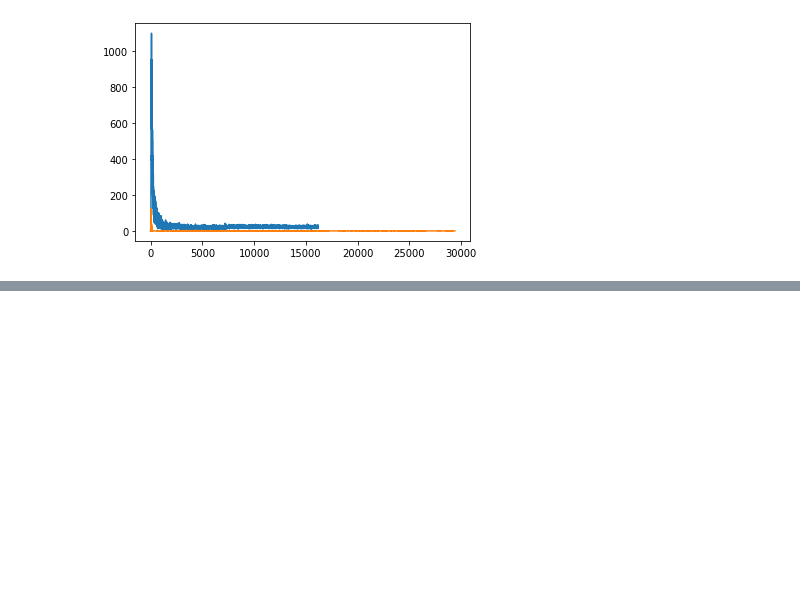
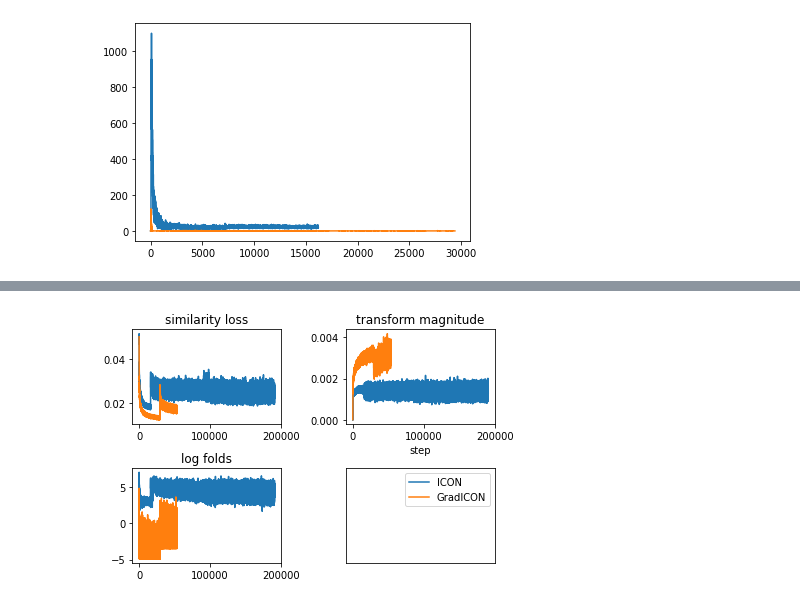
Before and after one commit to uncbiag/InverseConsistency, a Jupyter notebook: notebooks/GradICON convergence comparison.ipynb, the cells around one changed output, grey strips where cells are left out. Cells and saved outputs as stored; diff of their text form; code cells hidden in the pictures; blank space fills up the shorter version.

```diff
--- a/notebooks/GradICON convergence comparison.ipynb
+++ b/notebooks/GradICON convergence comparison.ipynb
@@ -69,0 +101,24 @@ Folds
+# %%
+plt.subplot(2, 2, 1)
+plt.title("similarity loss")
+plt.plot([x[1] for x in ICON_whole])
+plt.plot([x[1] for x in GradICON_whole])
+plt.subplot(2, 2, 2)
+plt.title("transform magnitude")
+plt.plot([x[2] for x in ICON_whole], )
+plt.plot([x[2] for x in GradICON_whole])
+plt.xlabel("step")
+plt.subplot(2, 2, 3)
+plt.title("log folds")
+plt.plot([torch.log(x[3].mean()).item() for x in ICON_whole])
+plt.plot([torch.log(x[3].mean()).item() for x in GradICON_whole])
+plt.tight_layout()
+plt.subplot(2, 2, 4)
+plt.plot([], label="ICON")
+plt.plot([], label="GradICON")
+plt.xticks([])
+plt.yticks([])
+plt.legend()
+plt.show()
+# %% [output]
+[figure, added]
```
Also changed, not shown: parts of 4 cells of this notebook, 5 other files.
